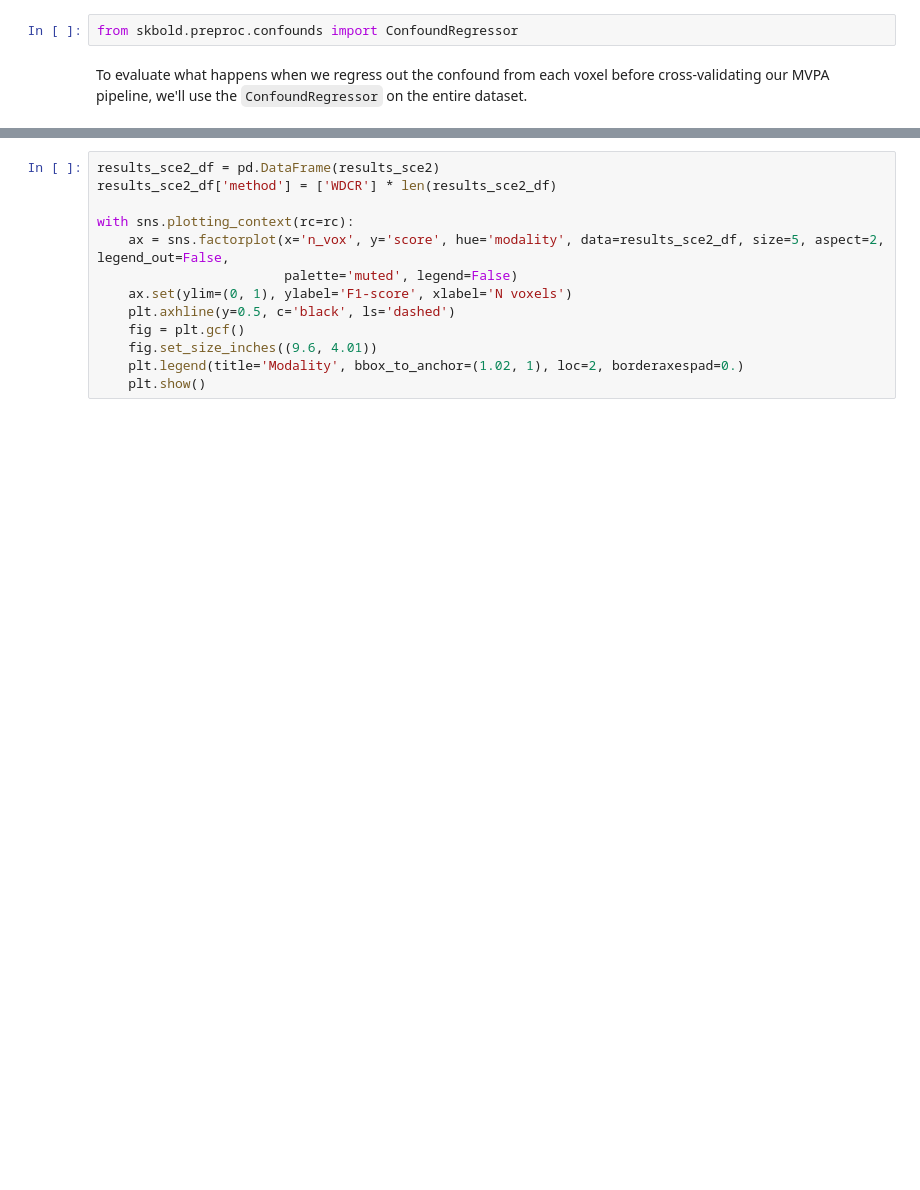
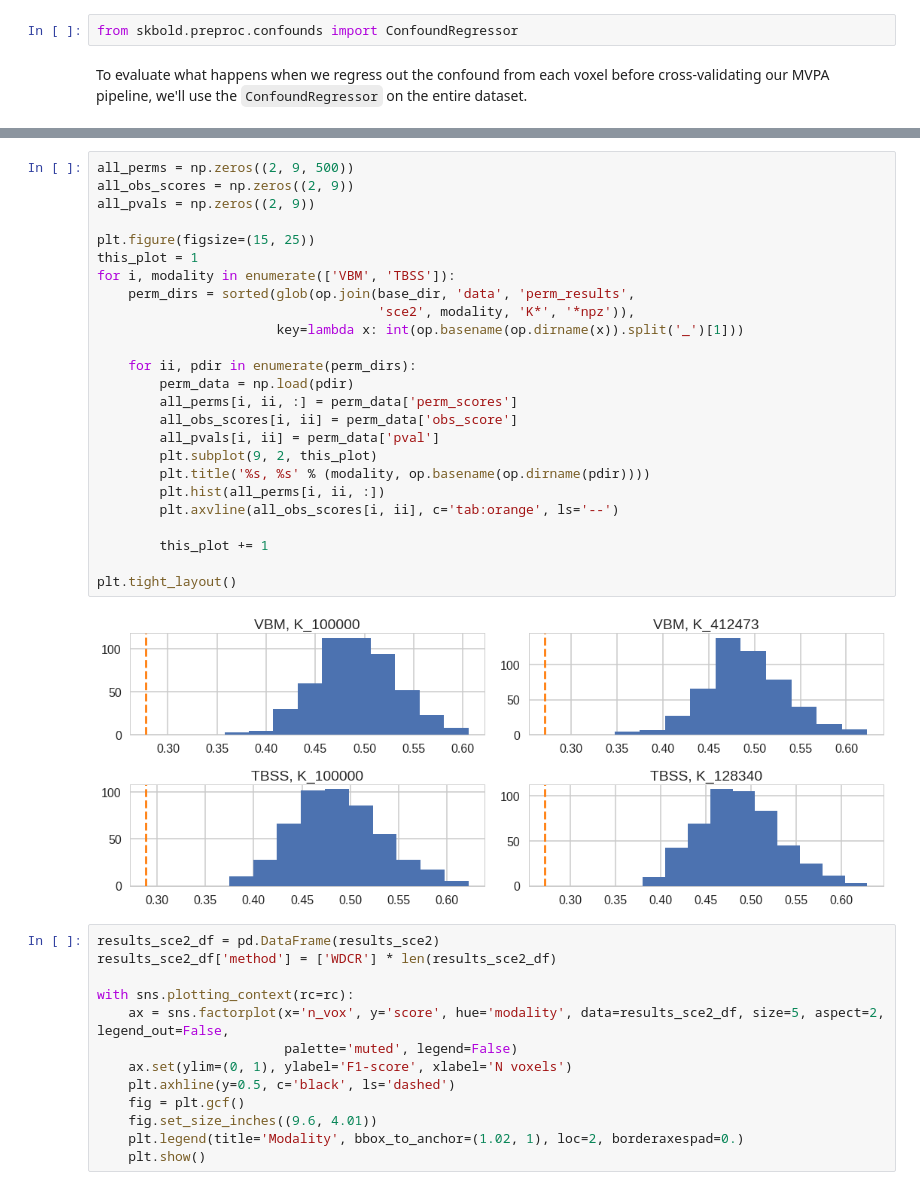
Before and after one commit to lukassnoek/MVCA, a Jupyter notebook: analyses/empirical_analysis_gender_classification.ipynb, the cells around one changed output, grey strips where cells are left out. Drawn from its saved outputs; the diff is of its cells as text; blank space fills up the shorter version.

```diff
--- a/analyses/empirical_analysis_gender_classification.ipynb
+++ b/analyses/empirical_analysis_gender_classification.ipynb
@@ -451,3 +454,30 @@ KeyboardInterrupt
+# %%
+all_perms = np.zeros((2, 9, 500))
+all_obs_scores = np.zeros((2, 9))
+all_pvals = np.zeros((2, 9))
+
+plt.figure(figsize=(15, 25))
+this_plot = 1
+for i, modality in enumerate(['VBM', 'TBSS']):
+    perm_dirs = sorted(glob(op.join(base_dir, 'data', 'perm_results',
+                                    'sce2', modality, 'K*', '*npz')),
+                       key=lambda x: int(op.basename(op.dirname(x)).split('_')[1]))
+
+    for ii, pdir in enumerate(perm_dirs):
+        perm_data = np.load(pdir)
+        all_perms[i, ii, :] = perm_data['perm_scores']
+        all_obs_scores[i, ii] = perm_data['obs_score']
+        all_pvals[i, ii] = perm_data['pval']
+        plt.subplot(9, 2, this_plot)
+        plt.title('%s, %s' % (modality, op.basename(op.dirname(pdir))))
+        plt.hist(all_perms[i, ii, :])
+        plt.axvline(all_obs_scores[i, ii], c='tab:orange', ls='--')
+
+        this_plot += 1
+
+plt.tight_layout()
+# %% [output]
+[figure, added]
 # %%
 results_sce2_df = pd.DataFrame(results_sce2)
 results_sce2_df['method'] = ['WDCR'] * len(results_sce2_df)
```
Also changed, not shown: parts of 21 cells of this notebook.
